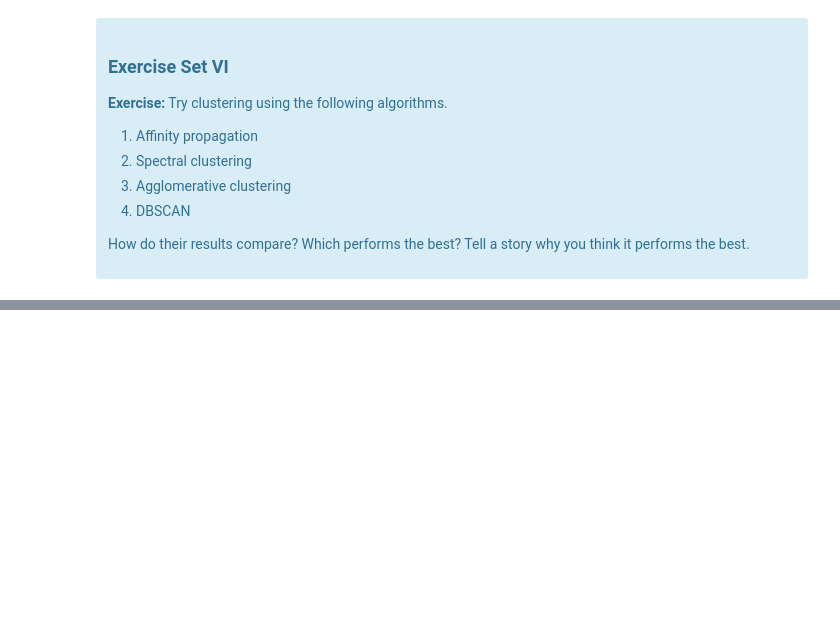
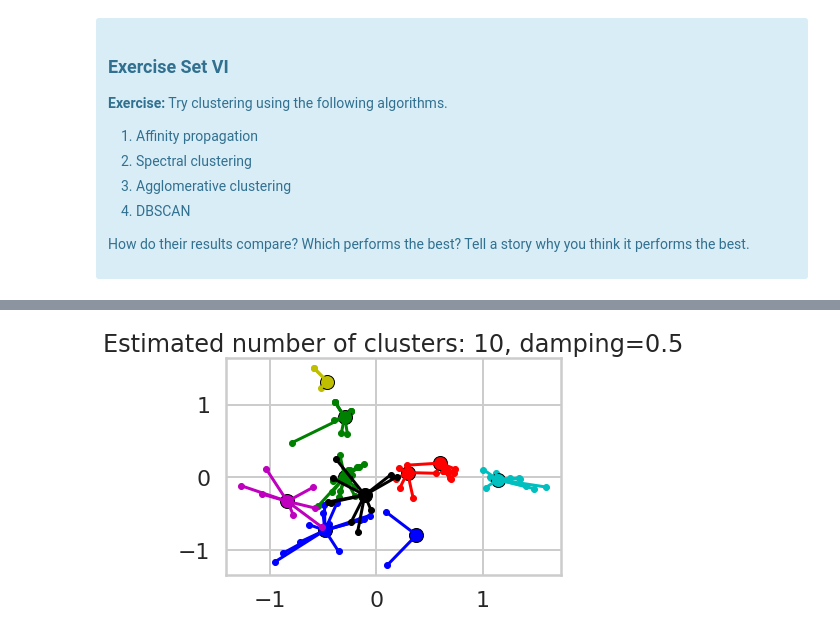
Before and after one commit to allen44/customer-segmentation-kmeans, a Jupyter notebook: Clustering_Case_Study_Customer_Segmentation_with_K_Means_Tier_3.ipynb, the cells around one changed output, grey strips where cells are left out. Drawn from its saved outputs; the diff is of its cells as text; code cells hidden in the pictures; blank space fills up the shorter version.

```diff
--- a/Clustering_Case_Study_Customer_Segmentation_with_K_Means_Tier_3.ipynb
+++ b/Clustering_Case_Study_Customer_Segmentation_with_K_Means_Tier_3.ipynb
@@ -612,0 +634,5 @@ NameError: ignored
+# %%
+# We'll use this version of X_cols for the next steps
+pca_3 = sklearn.decomposition.PCA(n_components=3)
+x_cols_pca_3 = pca_3.fit_transform(x_cols)
+x_cols_pca_3[:5]
@@ -723,0 +760,79 @@ Source: http://scikit-learn.org/stable/modules/clustering.html
+# %%
+def compare_plot_affinity_propagation(X=None, y=None, damping=0.5, preference=None):
+  """
+  Parameters:
+  X: data points
+  label_true: y-values
+  damping: float, default=0.5 Damping factor (between 0.5 and 1) is the extent to which the current value is maintained relative to incoming values (weighted 1 - damping). This in order to avoid numerical oscillations when updating these values (messages).
+  preference: array-like of shape (n_samples,) or float, default=None. Preferences for each point - points with larger values of preferences are more likely to be chosen as exemplars. The number of exemplars, ie of clusters, is influenced by the input preferences value. If the preferences are not passed as arguments, they will be set to the median of the input similarities.
+
+  Return: None
+  """
+  from sklearn.cluster import AffinityPropagation
+  from sklearn import metrics
+  from sklearn.datasets import make_blobs
+
+  # #############################################################################
+  if type(X)==None and type(y)==None:
+    # Generate sample data
+    centers = [[1, 1], [-1, -1], [1, -1]]
+    X, labels_true = make_blobs(n_samples=300,
+                                centers=centers,
+                                cluster_std=0.5,
+                                random_state=0)
+  else:
+    labels_true = y
+
+  # #############################################################################
+  # Compute Affinity Propagation
+  af = AffinityPropagation(preference=preference, damping=damping).fit(X)
+  cluster_centers_indices = af.cluster_centers_indices_
+  labels = af.labels_
+  # print(f"labels: {labels}")
+
+  n_clusters_ = len(cluster_centers_indices)
+
+
+  # print(f'Estimated number of clusters: {n_clusters_}')
+  # print(f"damping factor: {damping}")
+
+  if labels_true:
+    print("Homogeneity: %0.3f" % metrics.homogeneity_score(labels_true, labels))
+    print("Completeness: %0.3f" % metrics.completeness_score(labels_true, labels))
+    print("V-measure: %0.3f" % metrics.v_measure_score(labels_true, labels))
+    print("Adjusted Rand Index: %0.3f"
+          % metrics.adjusted_rand_score(labels_true, labels))
+    print("Adjusted Mutual Information: %0.3f"
+          % metrics.adjusted_mutual_info_score(labels_true, labels))
+    print("Silhouette Coefficient: %0.3f"
+          % metrics.silhouette_score(X, labels, metric='sqeuclidean'))
+
+  # #############################################################################
+  # Plot result
+  import matplotlib.pyplot as plt
+  from itertools import cycle
+
+  plt.close('all')
+  plt.figure(1)
+  plt.clf()
+
+  colors = cycle('bgrcmykbgrcmykbgrcmykbgrcmyk')
+  for k, col in zip(range(n_clusters_), colors):
+      class_members = labels == k
+      cluster_center = X[cluster_centers_indices[k]]
+      plt.plot(X[class_members, 0], X[class_members, 1], col + '.')
+      plt.plot(cluster_center[0], cluster_center[1], 'o', markerfacecolor=col,
+              markeredgecolor='k', markersize=14)
+      for x in X[class_members]:
+          plt.plot([cluster_center[0], x[0]], [cluster_center[1], x[1]], col)
+
+  plt.title(f'Estimated number of clusters: {n_clusters_}, damping={damping}')
+  plt.show()
+
+dampings = np.arange(0.5, 1, 0.1)
+
+for d in dampings:
+  compare_plot_affinity_propagation(X=x_cols_pca_3,
+                                   damping=d)
+# %% [output]
+[figure, added]
```
Also changed, not shown: parts of 27 cells of this notebook.
